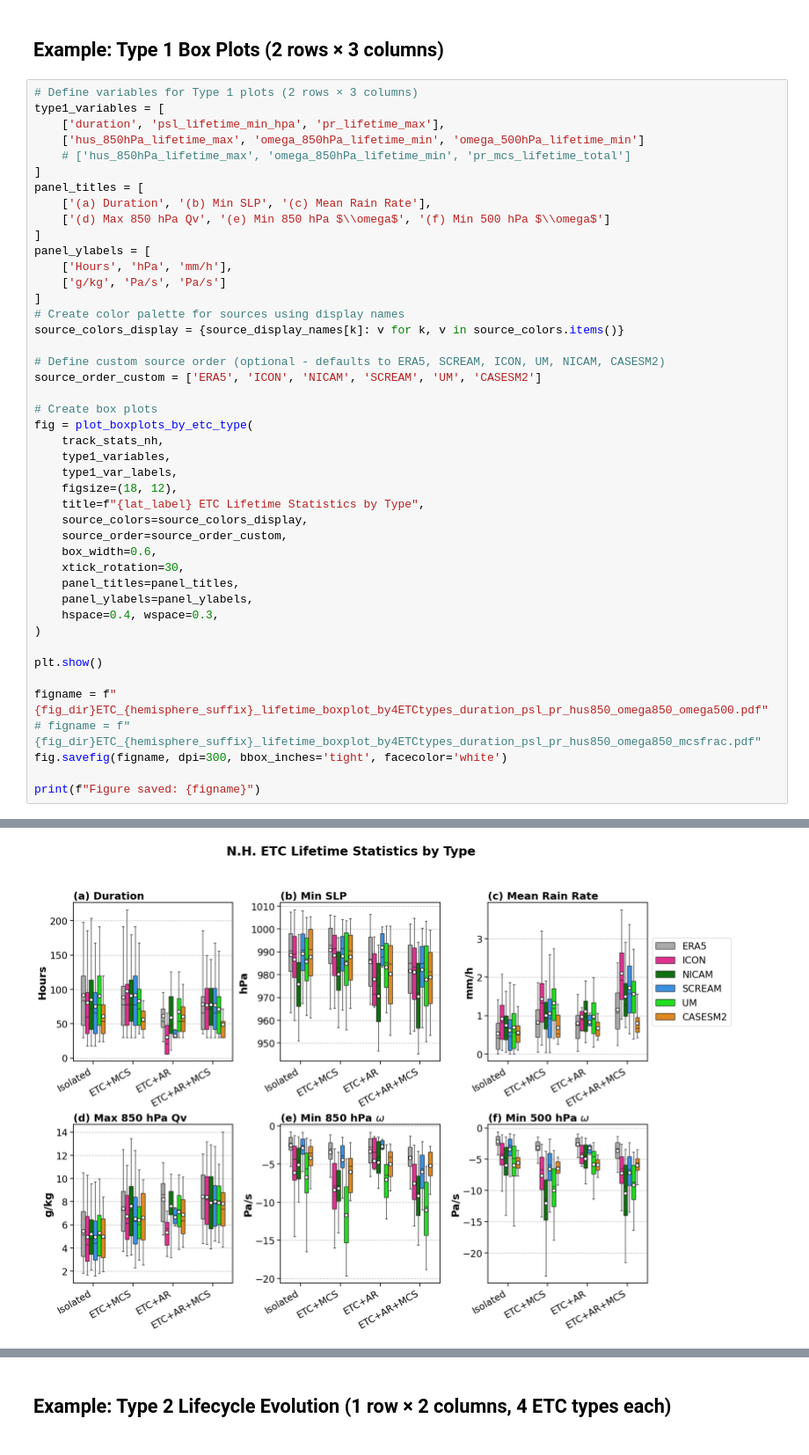
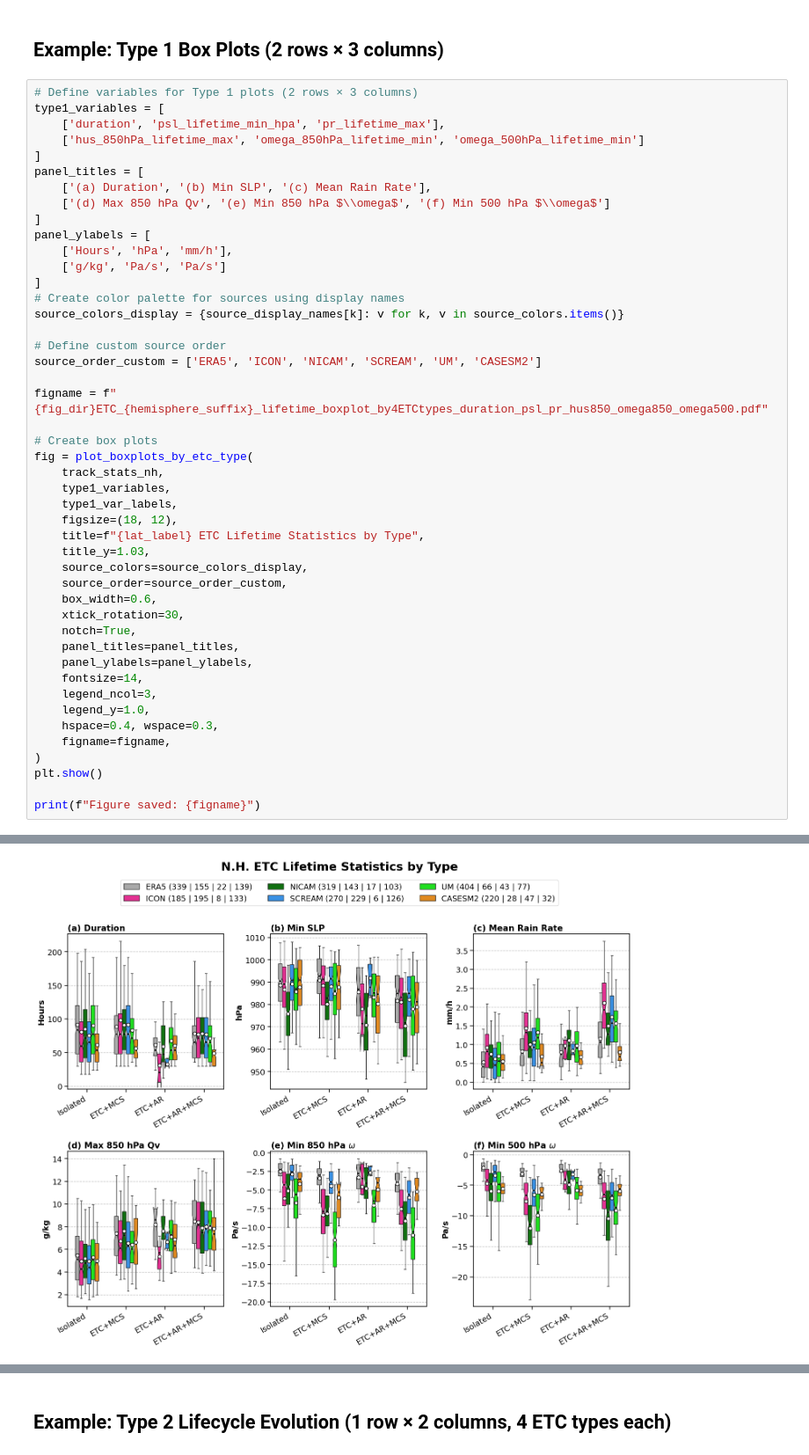
Before and after one commit to WACCEM/gsrm_cooccurrencefeature, a Jupyter notebook: notebooks/plot_etc_spatialmean_stats_multisource.ipynb, the cells around one changed output, grey strips where cells are left out. Shown at 88% size. Cells and saved outputs as stored; diff of their text form.

```diff
--- a/notebooks/plot_etc_spatialmean_stats_multisource.ipynb
+++ b/notebooks/plot_etc_spatialmean_stats_multisource.ipynb
@@ -959,7 +1127,6 @@ print("    panel_ylabels=panel_ylabels, panel_titles=panel_titles)")
 type1_variables = [
     ['duration', 'psl_lifetime_min_hpa', 'pr_lifetime_max'],
     ['hus_850hPa_lifetime_max', 'omega_850hPa_lifetime_min', 'omega_500hPa_lifetime_min']
-    # ['hus_850hPa_lifetime_max', 'omega_850hPa_lifetime_min', 'pr_mcs_lifetime_total']
 ]
 panel_titles = [
     ['(a) Duration', '(b) Min SLP', '(c) Mean Rain Rate'],
@@ -972,8 +1139,10 @@ panel_ylabels = [
 # Create color palette for sources using display names
 source_colors_display = {source_display_names[k]: v for k, v in source_colors.items()}
 
-# Define custom source order (optional - defaults to ERA5, SCREAM, ICON, UM, NICAM, CASESM2)
+# Define custom source order
 source_order_custom = ['ERA5', 'ICON', 'NICAM', 'SCREAM', 'UM', 'CASESM2']
+
+figname = f"{fig_dir}ETC_{hemisphere_suffix}_lifetime_boxplot_by4ETCtypes_duration_psl_pr_hus850_omega850_omega500.pdf"
 
 # Create box plots
 fig = plot_boxplots_by_etc_type(
@@ -982,20 +1151,21 @@ fig = plot_boxplots_by_etc_type(
     type1_var_labels,
     figsize=(18, 12),
     title=f"{lat_label} ETC Lifetime Statistics by Type",
+    title_y=1.03,
     source_colors=source_colors_display,
     source_order=source_order_custom,
     box_width=0.6,
     xtick_rotation=30,
+    notch=True,
     panel_titles=panel_titles,
     panel_ylabels=panel_ylabels,
+    fontsize=14,
+    legend_ncol=3,
+    legend_y=1.0,
     hspace=0.4, wspace=0.3,
+    figname=figname,
 )
-
 plt.show()
 
-figname = f"{fig_dir}ETC_{hemisphere_suffix}_lifetime_boxplot_by4ETCtypes_duration_psl_pr_hus850_omega850_omega500.pdf"
-# figname = f"{fig_dir}ETC_{hemisphere_suffix}_lifetime_boxplot_by4ETCtypes_duration_psl_pr_hus850_omega850_mcsfrac.pdf"
-fig.savefig(figname, dpi=300, bbox_inches='tight', facecolor='white')
-
 print(f"Figure saved: {figname}")
 # %% [output]
@@ -1002 +1173 @@ print(f"Figure saved: {figname}")
-[figure, old version]
+[figure, new version]
```
Also changed, not shown: parts of 9 cells of this notebook, 1 other file.
